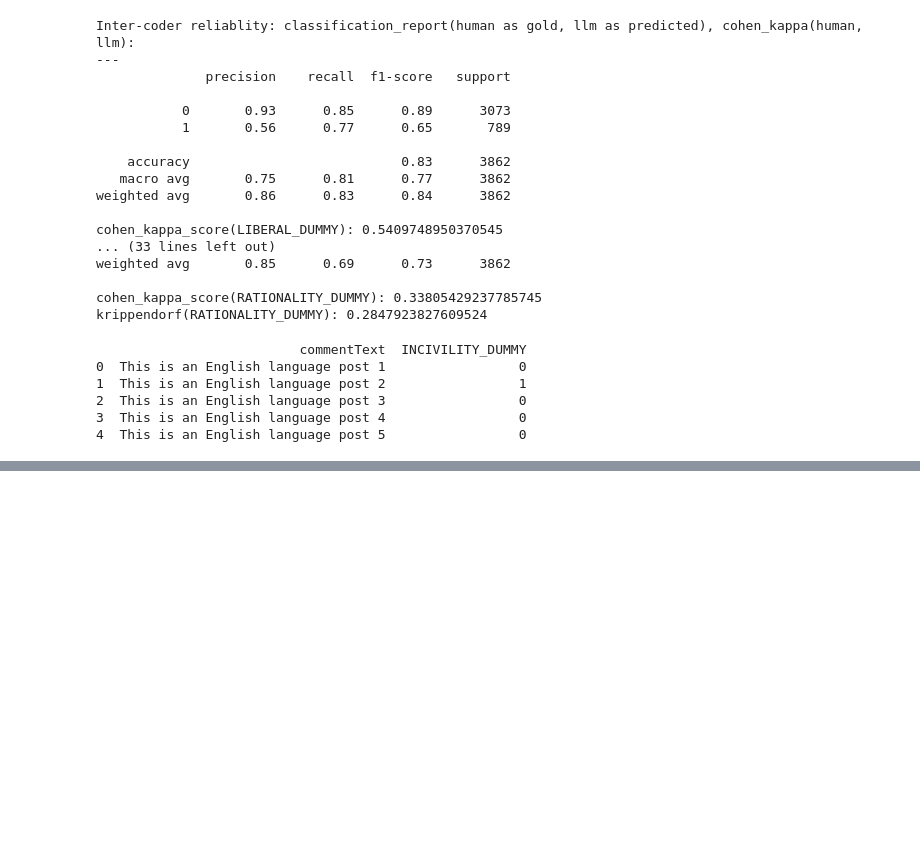
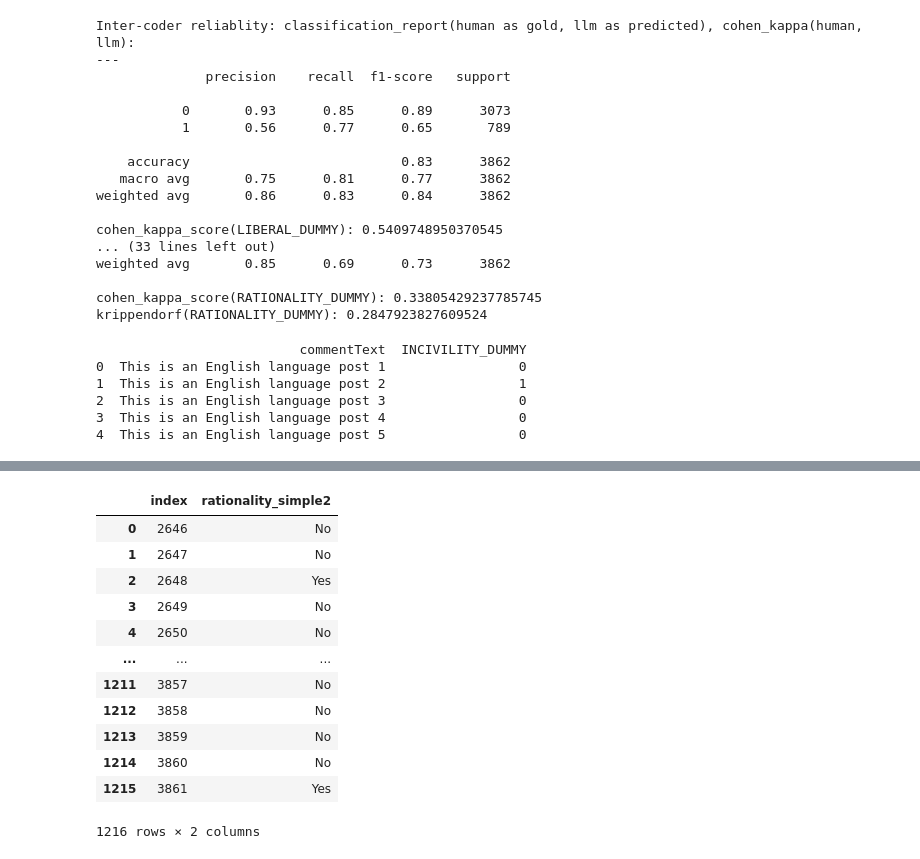
Before and after one commit to cl-trier/TWON-Exploration, a Jupyter notebook: 26--Classify PublicSphere-benchmark.ipynb, the cells around one changed output, grey strips where cells are left out. Saved outputs shown, nothing was run; the diff lists cells and outputs as text; code cells hidden in the pictures; blank space fills up the shorter version.

```diff
--- a/26--Classify PublicSphere-benchmark.ipynb
+++ b/26--Classify PublicSphere-benchmark.ipynb
@@ -1877,0 +2405,3 @@ pubsphere_incivility_dummy.to_parquet('data/publicsphere/publicsphere_incivility
+# %%
+classifications4.set_index('index', drop=True, inplace=True)
+dataset_w_pred_anon = dataset_w_pred_anon.join(classifications4, rsuffix='_gpt4o2')
@@ -1877,0 +3022,16 @@ pubsphere_incivility_dummy.to_parquet('data/publicsphere/publicsphere_incivility
+# %%
+classifications4
+# %% [output]
+|  | index | rationality_simple2 |
+| 0 | 2646 | No |
+| 1 | 2647 | No |
+| 2 | 2648 | Yes |
+| 3 | 2649 | No |
+| 4 | 2650 | No |
+| ... | ... | ... |
+| 1211 | 3857 | No |
+| 1212 | 3858 | No |
+| 1213 | 3859 | No |
+| 1214 | 3860 | No |
+| 1215 | 3861 | Yes |
+1216 rows × 2 columns
```
Also changed, not shown: parts of 76 cells of this notebook, 9 other files.
